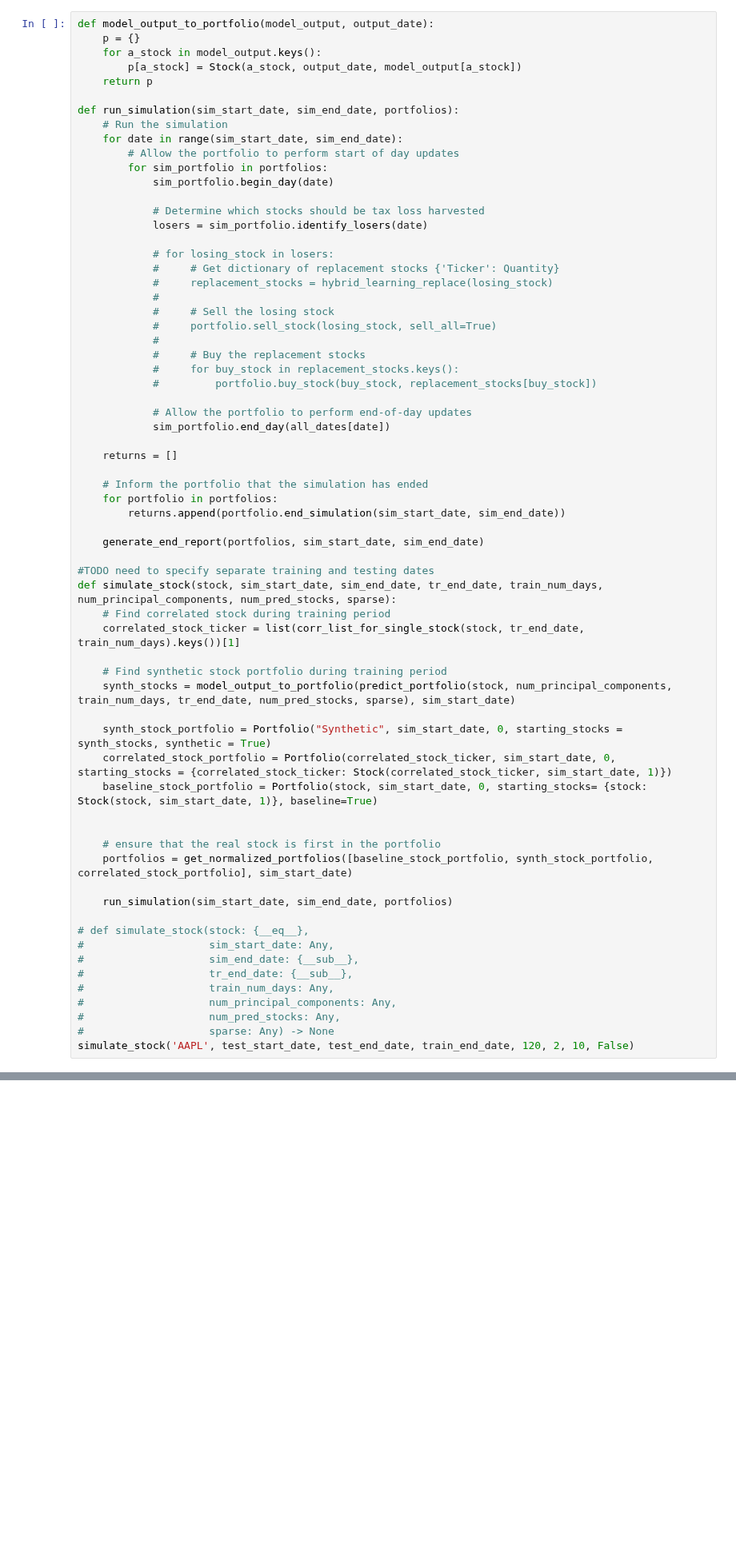
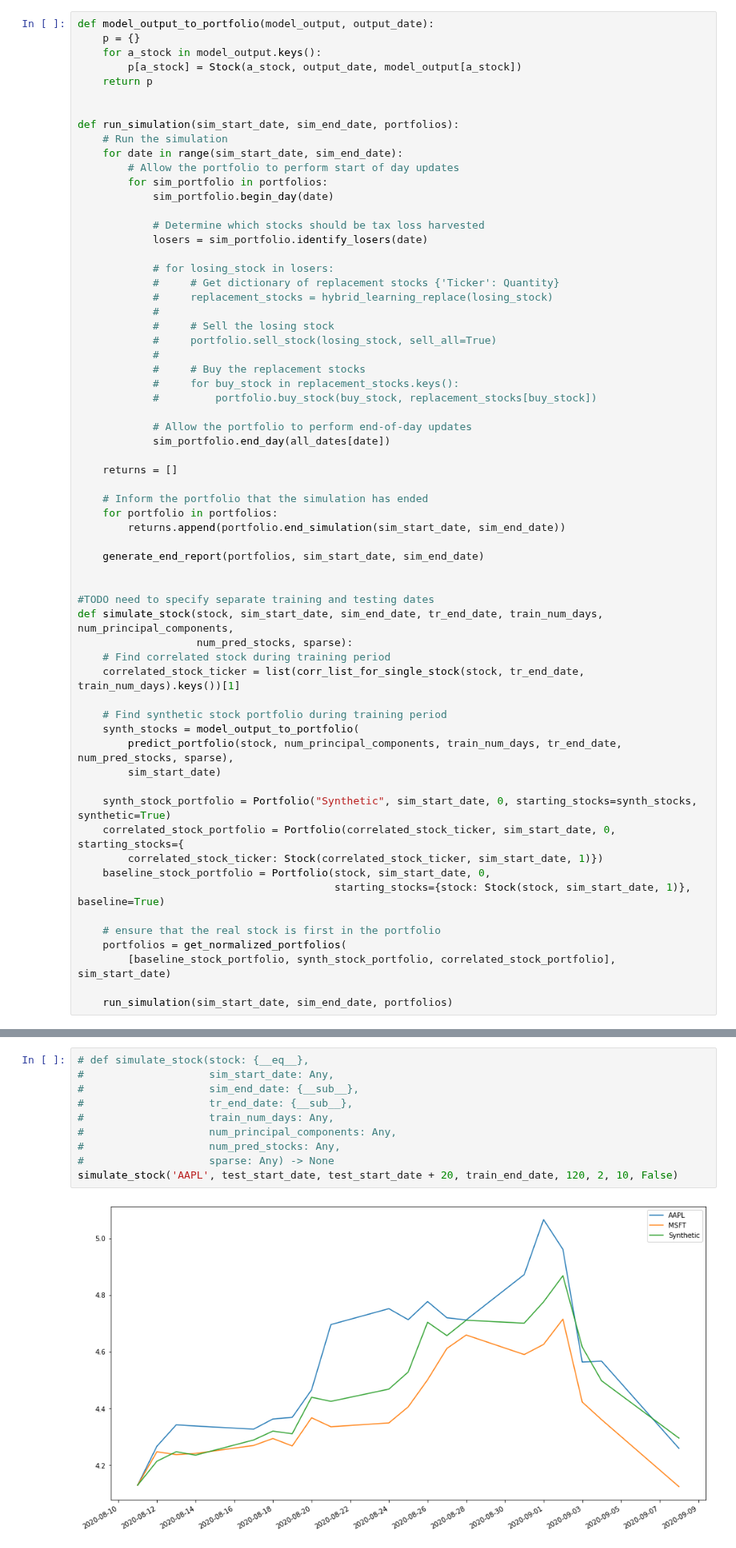
Before and after one commit to NikhilAPatel/A-Hybrid-Learning-Approach-to-Generating-Synthetic-Positions-for-Tax-Loss-Harvesting, a Jupyter notebook: model.ipynb, the cells around one changed output, grey strips where cells are left out. Shown at 80% size. Cells and saved outputs as stored; diff of their text form; blank space fills up the shorter version.

```diff
--- a/model.ipynb
+++ b/model.ipynb
@@ -554,6 +567,7 @@ def model_output_to_portfolio(model_output, output_date):
     for a_stock in model_output.keys():
         p[a_stock] = Stock(a_stock, output_date, model_output[a_stock])
     return p
+
 
 def run_simulation(sim_start_date, sim_end_date, portfolios):
     # Run the simulation
@@ -587,30 +601,26 @@ def run_simulation(sim_start_date, sim_end_date, portfolios):
 
     generate_end_report(portfolios, sim_start_date, sim_end_date)
 
+
 #TODO need to specify separate training and testing dates
-def simulate_stock(stock, sim_start_date, sim_end_date, tr_end_date, train_num_days, num_principal_components, num_pred_stocks, sparse):
+def simulate_stock(stock, sim_start_date, sim_end_date, tr_end_date, train_num_days, num_principal_components,
+                   num_pred_stocks, sparse):
     # Find correlated stock during training period
     correlated_stock_ticker = list(corr_list_for_single_stock(stock, tr_end_date, train_num_days).keys())[1]
 
     # Find synthetic stock portfolio during training period
-    synth_stocks = model_output_to_portfolio(predict_portfolio(stock, num_principal_components, train_num_days, tr_end_date, num_pred_stocks, sparse), sim_start_date)
+    synth_stocks = model_output_to_portfolio(
+        predict_portfolio(stock, num_principal_components, train_num_days, tr_end_date, num_pred_stocks, sparse),
+        sim_start_date)
 
-    synth_stock_portfolio = Portfolio("Synthetic", sim_start_date, 0, starting_stocks = synth_stocks, synthetic = True)
-    correlated_stock_portfolio = Portfolio(correlated_stock_ticker, sim_start_date, 0, starting_stocks = {correlated_stock_ticker: Stock(correlated_stock_ticker, sim_start_date, 1)})
-    baseline_stock_portfolio = Portfolio(stock, sim_start_date, 0, starting_stocks= {stock: Stock(stock, sim_start_date, 1)}, baseline=True)
-
+    synth_stock_portfolio = Portfolio("Synthetic", sim_start_date, 0, starting_stocks=synth_stocks, synthetic=True)
+    correlated_stock_portfolio = Portfolio(correlated_stock_ticker, sim_start_date, 0, starting_stocks={
+        correlated_stock_ticker: Stock(correlated_stock_ticker, sim_start_date, 1)})
+    baseline_stock_portfolio = Portfolio(stock, sim_start_date, 0,
+                                         starting_stocks={stock: Stock(stock, sim_start_date, 1)}, baseline=True)
 
     # ensure that the real stock is first in the portfolio
-    portfolios = get_normalized_portfolios([baseline_stock_portfolio, synth_stock_portfolio, correlated_stock_portfolio], sim_start_date)
+    portfolios = get_normalized_portfolios(
+        [baseline_stock_portfolio, synth_stock_portfolio, correlated_stock_portfolio], sim_start_date)
 
     run_simulation(sim_start_date, sim_end_date, portfolios)
-
-# def simulate_stock(stock: {__eq__},
-#                    sim_start_date: Any,
-#                    sim_end_date: {__sub__},
-#                    tr_end_date: {__sub__},
-#                    train_num_days: Any,
-#                    num_principal_components: Any,
-#                    num_pred_stocks: Any,
-#                    sparse: Any) -> None
-simulate_stock('AAPL', test_start_date, test_end_date, train_end_date, 120, 2, 10, False)
@@ -635,0 +627,12 @@ Synthetic correlation with AAPL: 0.6876914525967728
+# %%
+# def simulate_stock(stock: {__eq__},
+#                    sim_start_date: Any,
+#                    sim_end_date: {__sub__},
+#                    tr_end_date: {__sub__},
+#                    train_num_days: Any,
+#                    num_principal_components: Any,
+#                    num_pred_stocks: Any,
+#                    sparse: Any) -> None
+simulate_stock('AAPL', test_start_date, test_start_date + 20, train_end_date, 120, 2, 10, False)
+# %% [output]
+[figure, added]
```
Also changed, not shown: parts of 9 cells of this notebook, 1 other file.
